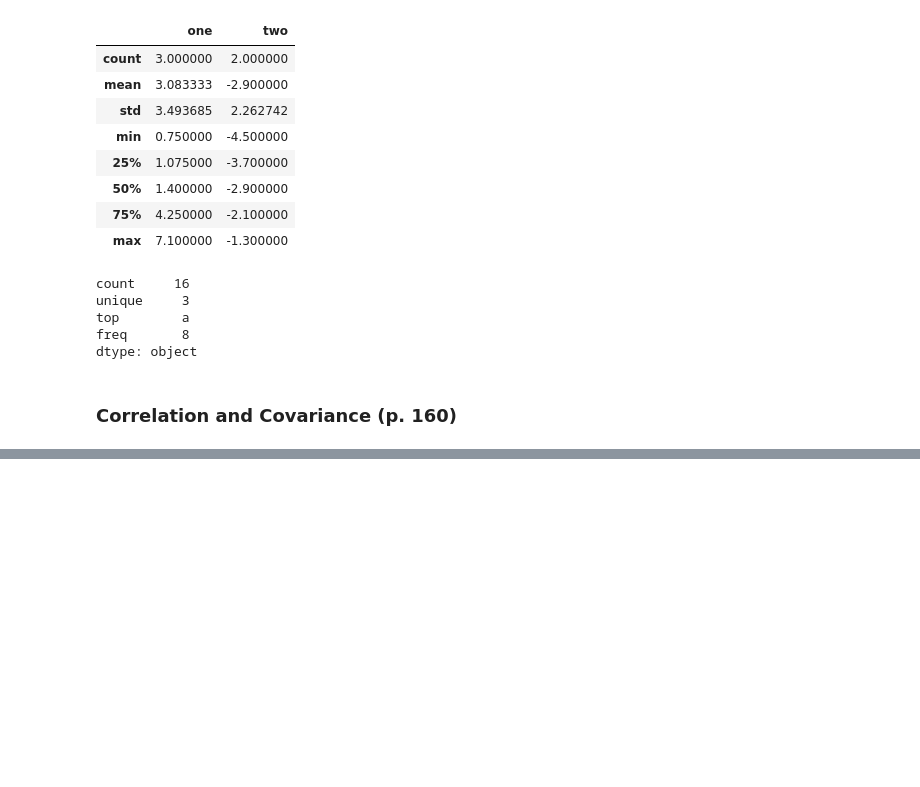
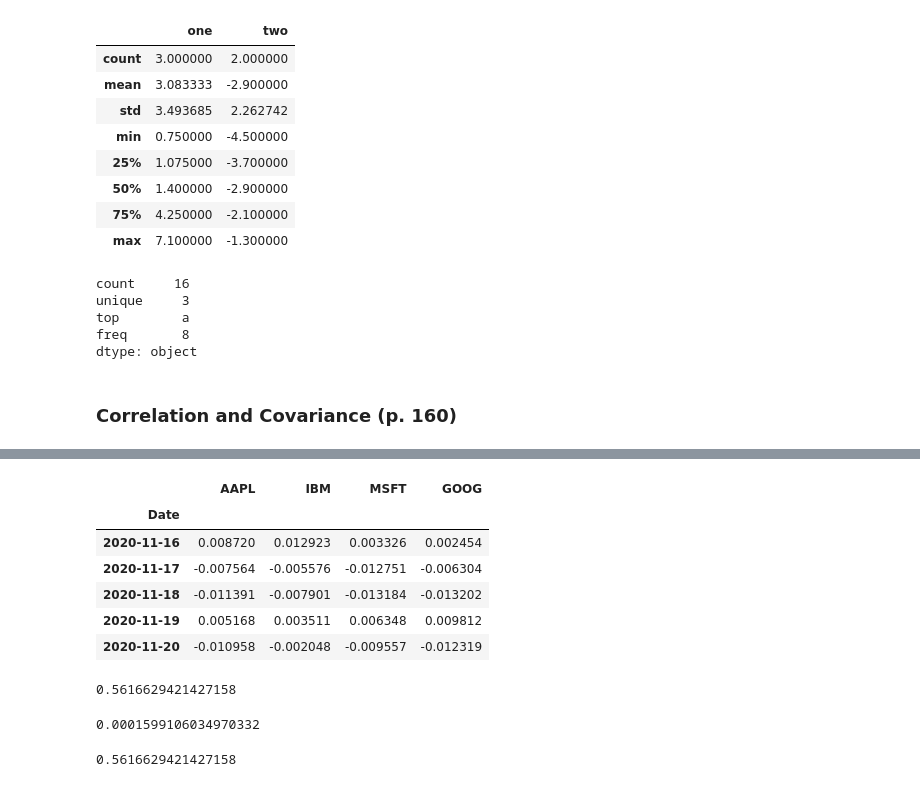
Before and after one commit to ZCW-Data1dot2/wes-ch-5-leegivhan, a Jupyter notebook: Chapter5WorkAlong.ipynb, the cells around one changed output, grey strips where cells are left out. Saved outputs shown, nothing was run; the diff lists cells and outputs as text; code cells hidden in the pictures; blank space fills up the shorter version.

```diff
--- a/Chapter5WorkAlong.ipynb
+++ b/Chapter5WorkAlong.ipynb
@@ -1186,0 +1185,32 @@ ModuleNotFoundError: No module named 'pandas_datareader'
+# %%
+all_data = {ticker: web.get_data_yahoo(ticker)
+           for ticker in ['AAPL', 'IBM', 'MSFT', 'GOOG']}
+# %%
+price = pd.DataFrame({ticker: data['Adj Close']
+                     for ticker, data in all_data.items()})
+volume = pd.DataFrame({ticker: data['Volume']
+                      for ticker, data in all_data.items()})
+# %%
+returns = price.pct_change()
+# %%
+returns.tail()
+# %% [output]
+|  | AAPL | IBM | MSFT | GOOG |
+| Date |  |  |  |  |
+| 2020-11-16 | 0.008720 | 0.012923 | 0.003326 | 0.002454 |
+| 2020-11-17 | -0.007564 | -0.005576 | -0.012751 | -0.006304 |
+| 2020-11-18 | -0.011391 | -0.007901 | -0.013184 | -0.013202 |
+| 2020-11-19 | 0.005168 | 0.003511 | 0.006348 | 0.009812 |
+| 2020-11-20 | -0.010958 | -0.002048 | -0.009557 | -0.012319 |
+# %%
+returns['MSFT'].corr(returns['IBM'])
+# %% [output]
+0.5616629421427158
+# %%
+returns['MSFT'].cov(returns['IBM'])
+# %% [output]
+0.0001599106034970332
+# %%
+returns.MSFT.corr(returns.IBM)
+# %% [output]
+0.5616629421427158
```
Also changed, not shown: parts of 5 cells of this notebook.
